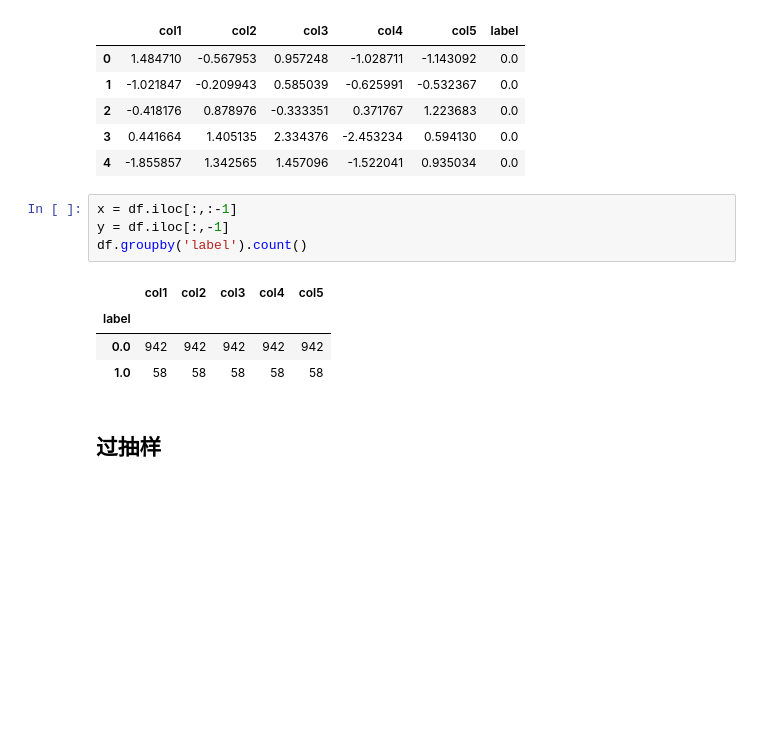
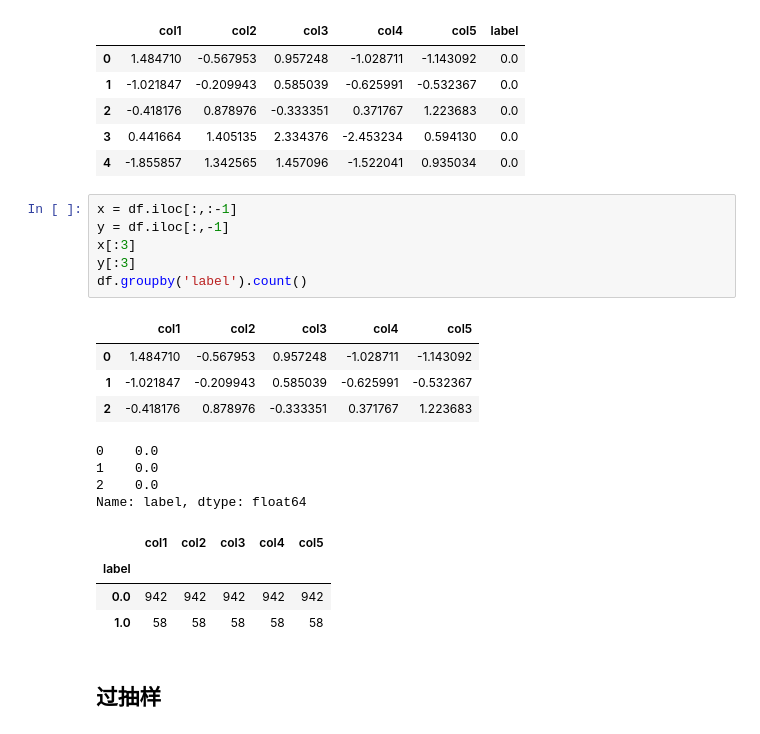
Before and after one commit to longfengpili/Data-Analysis-and-Data-Operation-with-python, a Jupyter notebook: chapter3数据预处理.ipynb, the cells around one changed output. Saved outputs shown, nothing was run; the diff lists cells and outputs as text; blank space fills up the shorter version.

```diff
--- a/chapter3数据预处理.ipynb
+++ b/chapter3数据预处理.ipynb
@@ -315,12 +315,22 @@ df.head()
 # %%
 x = df.iloc[:,:-1]
 y = df.iloc[:,-1]
+x[:3]
+y[:3]
 df.groupby('label').count()
 # %% [output]
 |  | col1 | col2 | col3 | col4 | col5 |
-| label |  |  |  |  |  |
-| 0.0 | 942 | 942 | 942 | 942 | 942 |
-| 1.0 | 58 | 58 | 58 | 58 | 58 |
+| 0 | 1.484710 | -0.567953 | 0.957248 | -1.028711 | -1.143092 |
+| 1 | -1.021847 | -0.209943 | 0.585039 | -0.625991 | -0.532367 |
+| 2 | -0.418176 | 0.878976 | -0.333351 | 0.371767 | 1.223683 |
+0    0.0
+1    0.0
+2    0.0
+Name: label, dtype: float64
+|  | col1 | col2 | col3 | col4 | col5 |
+| label |  |  |  |  |  |
+| 0.0 | 942 | 942 | 942 | 942 | 942 |
+| 1.0 | 58 | 58 | 58 | 58 | 58 |
 # %% [markdown]
 ## 过抽样
 # %%
```
Also changed, not shown: 1 other file.
